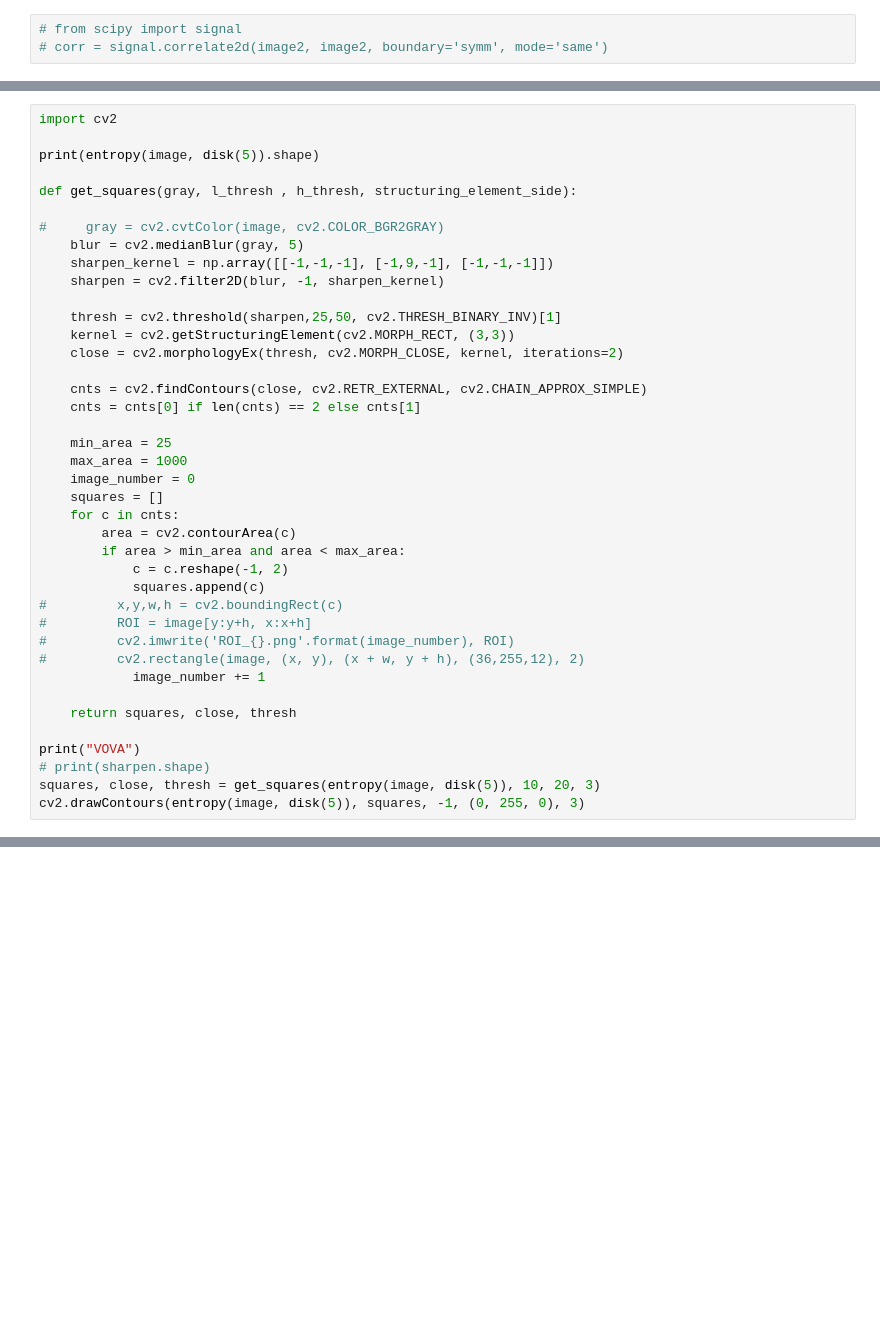
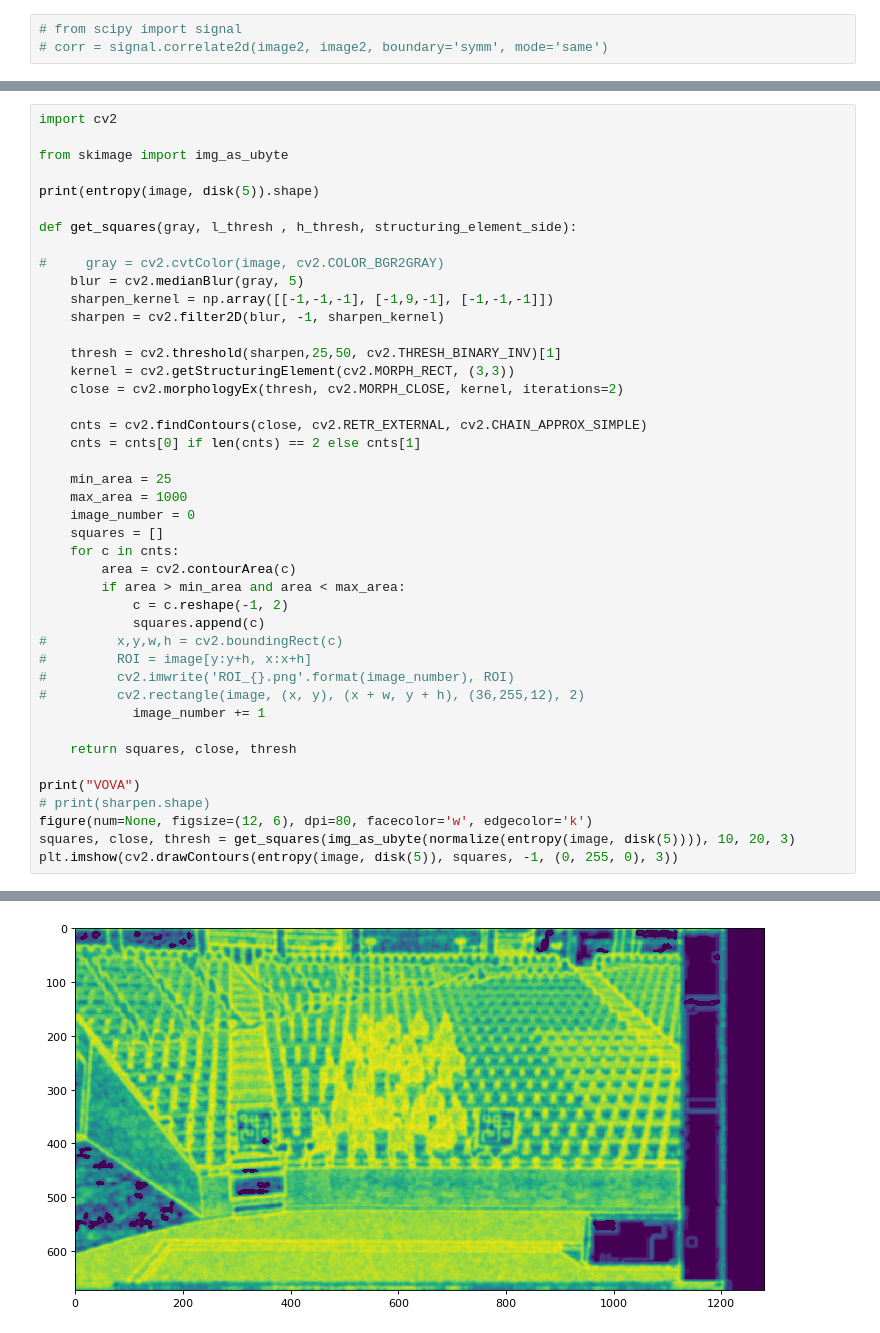
Before and after one commit to tempdeltavalue/SeatsDetection, a Jupyter notebook: Investiagate Image Filters.ipynb, the cells around one changed output, grey strips where cells are left out. Saved outputs shown, nothing was run; the diff lists cells and outputs as text; blank space fills up the shorter version.

```diff
--- a/Investiagate Image Filters.ipynb
+++ b/Investiagate Image Filters.ipynb
@@ -175,5 +204,7 @@ NameError: name 'figure' is not defined
 # %%
 import cv2
+
+from skimage import img_as_ubyte
 
 print(entropy(image, disk(5)).shape)
 
@@ -210,8 +241,9 @@ def get_squares(gray, l_thresh , h_thresh, structuring_element_side):
 
 print("VOVA")
 # print(sharpen.shape)
-squares, close, thresh = get_squares(entropy(image, disk(5)), 10, 20, 3)
-cv2.drawContours(entropy(image, disk(5)), squares, -1, (0, 255, 0), 3)
+figure(num=None, figsize=(12, 6), dpi=80, facecolor='w', edgecolor='k')
+squares, close, thresh = get_squares(img_as_ubyte(normalize(entropy(image, disk(5)))), 10, 20, 3)
+plt.imshow(cv2.drawContours(entropy(image, disk(5)), squares, -1, (0, 255, 0), 3))
 # %% [output]
 (673, 1280)
 VOVA
@@ -218,0 +251 @@ error: OpenCV(4.4.0) C:/Users/appveyor/AppData/Local/Temp/1/pip-req-build-iw3y3i
+[figure, added]
```
Also changed, not shown: parts of 6 cells of this notebook, 1 other file.
